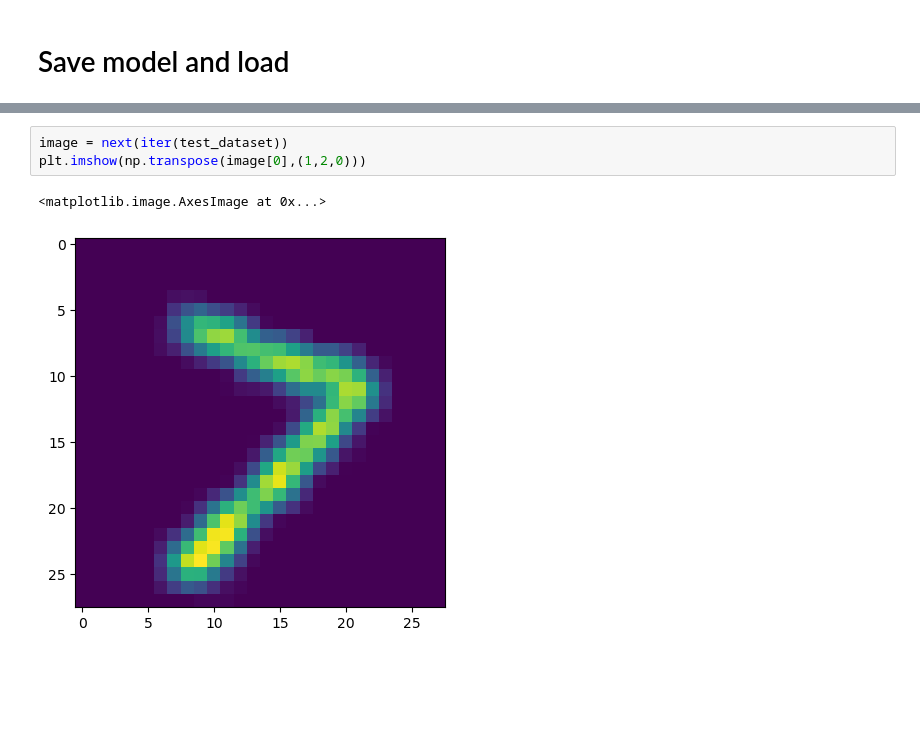
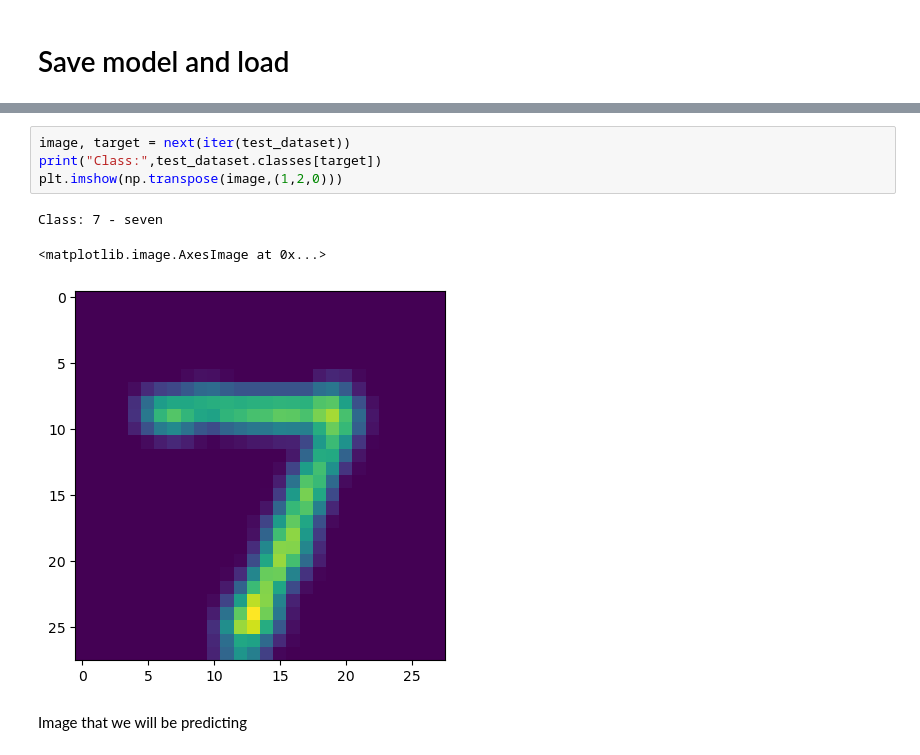
Before and after one commit to MaxGoch/CS457---Lab-6-MNIST, a Jupyter notebook: Max_Gochenour_Lab_6.ipynb, the cells around one changed output, grey strips where cells are left out. Saved outputs shown, nothing was run; the diff lists cells and outputs as text; blank space fills up the shorter version.

```diff
--- a/Max_Gochenour_Lab_6.ipynb
+++ b/Max_Gochenour_Lab_6.ipynb
@@ -400,11 +401,15 @@ CNN(
   (fc): Linear(in_features=1568, out_features=10, bias=True)
 )
 # %%
-image = next(iter(test_dataset))
-plt.imshow(np.transpose(image[0],(1,2,0)))
+image, target = next(iter(test_dataset))
+print("Class:",test_dataset.classes[target])
+plt.imshow(np.transpose(image,(1,2,0)))
 # %% [output]
-<matplotlib.image.AxesImage at 0x...>
+Class: 7 - seven
+<matplotlib.image.AxesImage at 0x...>
-[figure, old version]
+[figure, new version]
+# %% [markdown]
+Image that we will be predicting
 # %%
 model.eval()  # Set the model to evaluation mode
 with torch.no_grad():  # Disable gradient calculations (for inference)
```
Also changed, not shown: parts of 7 cells of this notebook.
